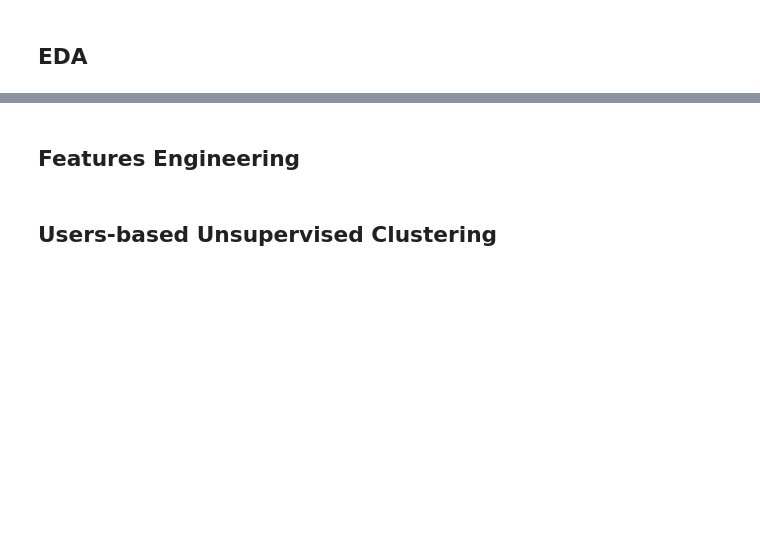
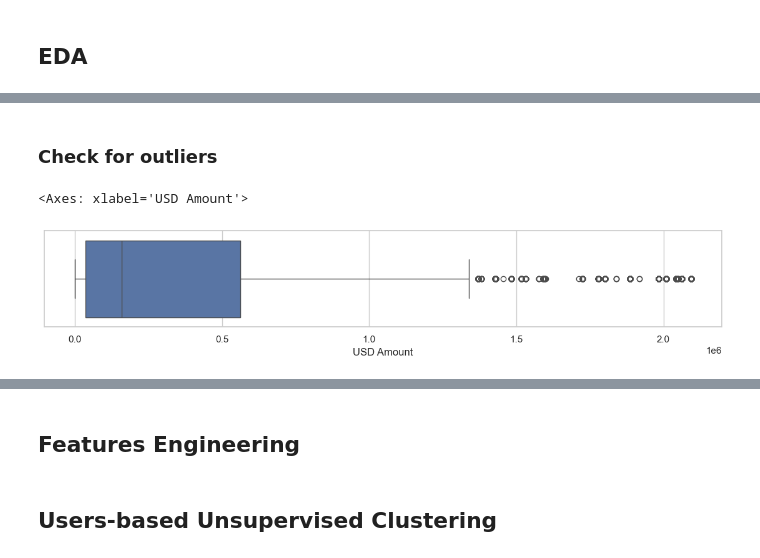
Before and after one commit to liemnh98/upGrad-Domain-Oriented-Case-Study, a Jupyter notebook: main_code.iPynb, the cells around one changed output, grey strips where cells are left out. Drawn from its saved outputs; the diff is of its cells as text; code cells hidden in the pictures; blank space fills up the shorter version.

```diff
--- a/main_code.iPynb
+++ b/main_code.iPynb
@@ -161,0 +184,2 @@ cate_cols = received.select_dtypes(include=['object']).columns
+# %% [markdown]
+### Check for outliers
@@ -161,0 +188,7 @@ cate_cols = received.select_dtypes(include=['object']).columns
+# %%
+# plot the outliers using boxplot
+plt.figure(figsize= (14, 2))
+sns.boxplot(received['USD Amount'].astype(int), orient= 'h')
+# %% [output]
+<Axes: xlabel='USD Amount'>
+[figure, added]
```
Also changed, not shown: parts of 12 cells of this notebook.
